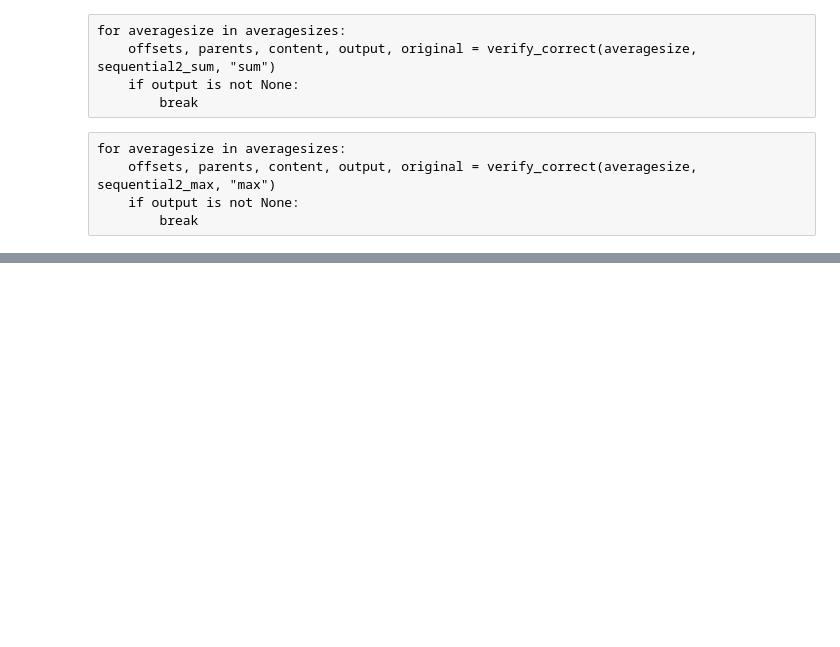
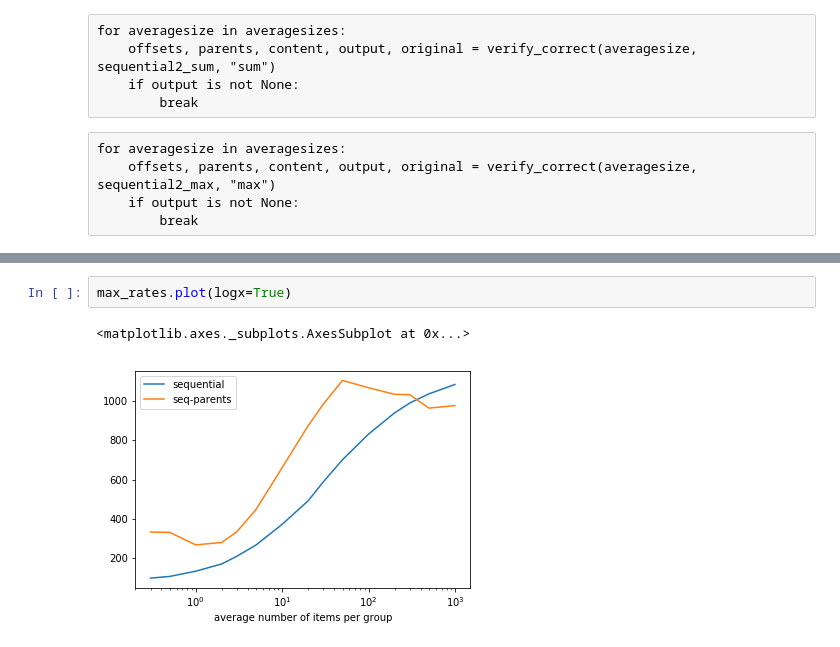
Before and after one commit to jpivarski/jupyter-performance-studies, a Jupyter notebook: 2018-09-10-jagged-reduction.ipynb, the cells around one changed output, grey strips where cells are left out. Saved outputs shown, nothing was run; the diff lists cells and outputs as text; blank space fills up the shorter version.

```diff
--- a/2018-09-10-jagged-reduction.ipynb
+++ b/2018-09-10-jagged-reduction.ipynb
@@ -272,0 +325,5 @@ for averagesize in averagesizes:
+# %%
+max_rates.plot(logx=True)
+# %% [output]
+<matplotlib.axes._subplots.AxesSubplot at 0x...>
+[figure, added]
```
Also changed, not shown: parts of 6 cells of this notebook.
